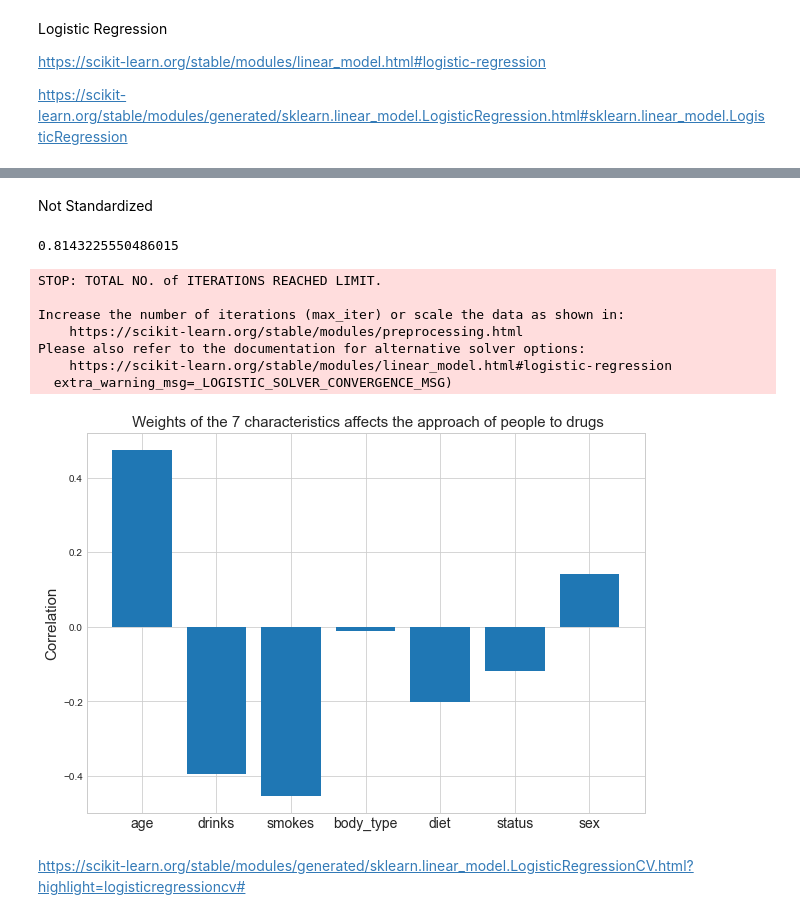
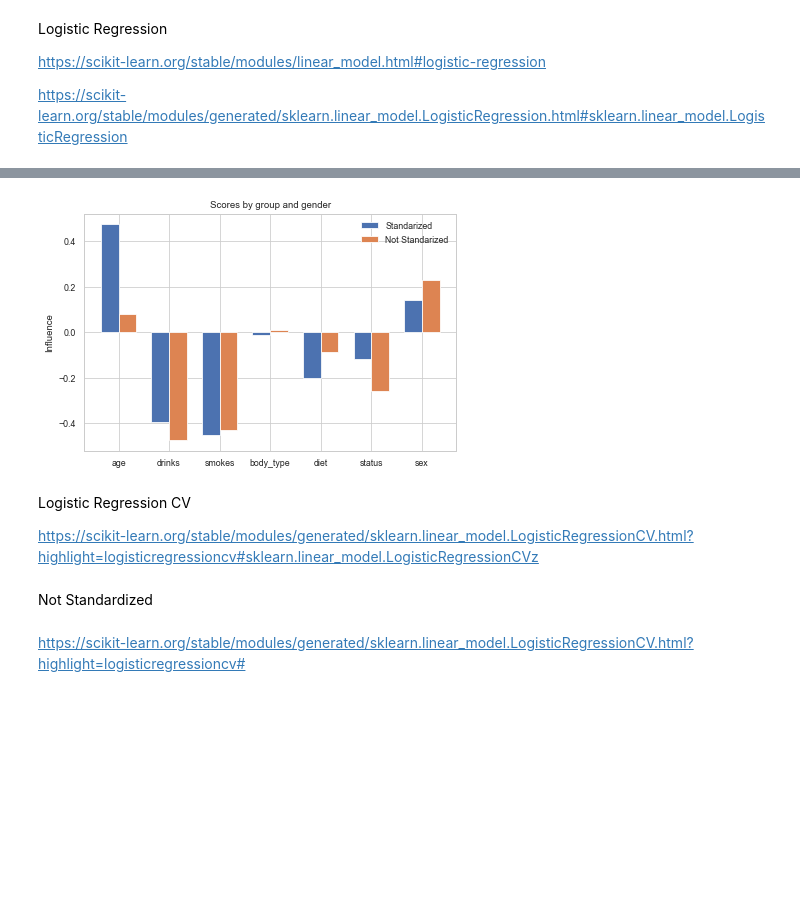
Before and after one commit to 4tolon/Date_a_Scientist, a Jupyter notebook: date-a-scientist.ipynb, the cells around one changed output, grey strips where cells are left out. Cells and saved outputs as stored; diff of their text form; code cells hidden in the pictures; blank space fills up the shorter version.

```diff
--- a/date-a-scientist.ipynb
+++ b/date-a-scientist.ipynb
@@ -642,0 +697,8 @@ print(model_drugs_LR_s.score(test_features_drugs, test_labels_drugs))
+# %%
+#Not Standardized
+start = time()
+model_drugs_LR_ns = LogisticRegression()
+model_drugs_LR_ns.fit(train_data_drugs,train_labels_drugs)
+done = time()
+sc_LR_ns = model_drugs_LR_s.score(test_data_drugs, test_labels_drugs)
+t_LR_ns =  done - start
@@ -642,0 +722,13 @@ print(model_drugs_LR_s.score(test_features_drugs, test_labels_drugs))
+# %%
+coefficients_LR_s = model_drugs_LR_s.coef_
+coefficients_LR_ns = model_drugs_LR_ns.coef_
+coeflist_LR_s = coefficients_LR_s.tolist()[0]
+coeflist_LR_ns = coefficients_LR_ns.tolist()[0]
+LR_coef = [coeflist_LR_s, coeflist_LR_ns]
+
+df_LR = DataFrame(LR_coef)
+df_LR.columns = ['age','drinks','smokes', 'body_type', 'diet', 'status', 'sex']
+df_LR['Time to calc'] = [t_LR_s, t_LR_ns]
+df_LR['Type of data'] = ['Standarized', 'Not standarized']
+df_LR['model'] = 'Ridge Classifier'
+df_LR
@@ -643,33 +739,31 @@ print(model_drugs_LR_s.score(test_features_drugs, test_labels_drugs))
+# %%
+# create plot
+labels = ['age','drinks','smokes', 'body_type', 'diet', 'status', 'sex']
+
+x = np.arange(len(labels))  # the label locations
+width = 0.35  # the width of the bars
+
+fig, ax = plt.subplots()
+rects1 = ax.bar(x - width/2, coeflist_LR_s, width, label='Standarized')
+rects2 = ax.bar(x + width/2, coeflist_LR_ns, width, label='Not Standarized')
+
+# Add some text for labels, title and custom x-axis tick labels, etc.
+ax.set_ylabel('Influence')
+ax.set_title('Scores by group and gender')
+ax.set_xticks(x)
+ax.set_xticklabels(labels)
+ax.legend()
+
+fig.tight_layout()
+
+plt.show()
+# %% [output]
+[figure, added]
+# %% [markdown]
+Logistic Regression CV
+
+https://scikit-learn.org/stable/modules/generated/sklearn.linear_model.LogisticRegressionCV.html?highlight=logisticregressioncv#sklearn.linear_model.LogisticRegressionCVz
 # %% [markdown]
 Not Standardized
-# %%
-from sklearn.linear_model import LogisticRegression
-model_drugs_LG_ns = LogisticRegression()
-model_drugs_LG_ns.fit(train_data_drugs,train_labels_drugs)
-print(model_drugs_LG_ns.score(test_data_drugs, test_labels_drugs))
-# %% [output]
-0.8143225550486015
-STOP: TOTAL NO. of ITERATIONS REACHED LIMIT.
-
-Increase the number of iterations (max_iter) or scale the data as shown in:
-    https://scikit-learn.org/stable/modules/preprocessing.html
-Please also refer to the documentation for alternative solver options:
-    https://scikit-learn.org/stable/modules/linear_model.html#logistic-regression
-  extra_warning_msg=_LOGISTIC_SOLVER_CONVERGENCE_MSG)
-# %%
-coefficients_LR_s = model_drugs_LR_s.coef_
-coeflist_LR_s = coefficients_LR_s.tolist()[0]
-
-from matplotlib import pyplot as plt
-plt.figure(figsize = (10,7))
-ax = plt.subplot()
-plt.bar(range(len(coeflist_LR_s)), coeflist_LR_s)
-ax.set_xticks(range(len(coeflist_LR_s)));
-ax.set_xticklabels(['age','drinks','smokes', 'body_type', 'diet', 'status', 'sex'], size = 14)
-plt.ylabel("Correlation", size = 15)
-plt.title(" Weights of the 7 characteristics affects the approach of people to drugs", size = 15)
-plt.show()
-# %% [output]
-[figure, removed]
 # %% [markdown]
 https://scikit-learn.org/stable/modules/generated/sklearn.linear_model.LogisticRegressionCV.html?highlight=logisticregressioncv#
```
Also changed, not shown: parts of 61 cells of this notebook.
